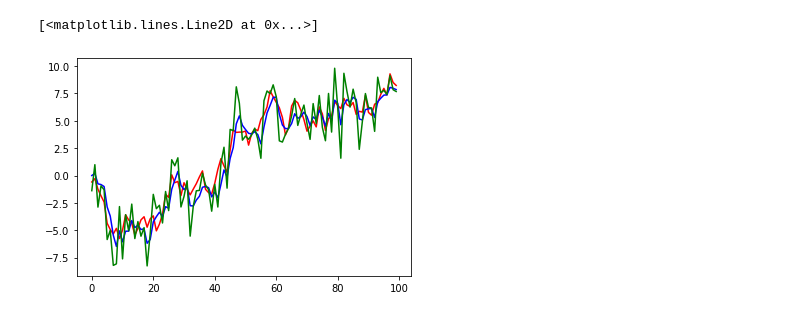
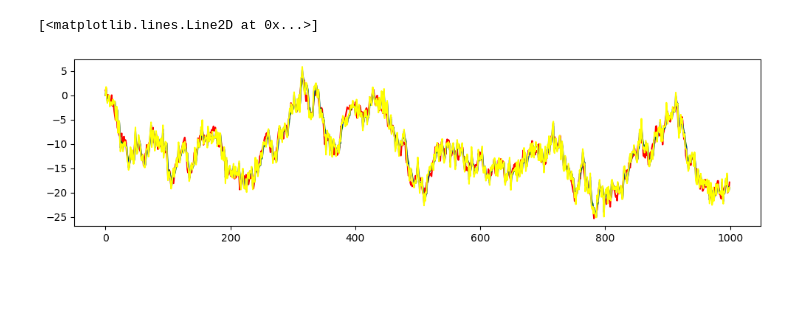
Before and after one commit to ryuz/training, a Jupyter notebook: digital_filter/LocalLevelModel.ipynb, the cells around one changed output. Cells and saved outputs as stored; diff of their text form; code cells hidden in the pictures; blank space fills up the shorter version.

```diff
--- a/digital_filter/LocalLevelModel.ipynb
+++ b/digital_filter/LocalLevelModel.ipynb
@@ -43,14 +43,8 @@ def predict_llm(x, x_var, y, v, w):
     predict_x     = x           # 期待値は前回の値のそのまま
     predict_x_var = x_var + v   # 分散を加算される
 
-    # 観測値の予測誤差
-    diff = y - predict_x
-
-    # 観測値の予測誤差の分散
-    predict_var = predict_x_var + w
-
     # 尤度
-    likelihood = scipy.stats.norm.pdf(diff, scale=np.sqrt(predict_var))
+    likelihood = scipy.stats.norm.pdf(y, loc=predict_x, scale=np.sqrt(predict_x_var + w))
 
     # カルマンゲインを計算
     kalman_gain = predict_x_var / (predict_x_var + w)
@@ -73,19 +67,35 @@ def calc_predict(y, v, w):
     l     = np.ndarray(n)
     x[0]     = 0
     x_var[0] = 0
+    l[0]     = 1.0
     for i in range(1, n):
         x[i], x_var[i], l[i] = predict_llm(x[i-1], x_var[i-1], y[i], v, w)
     return x, x_var, l
-# %%
-# 分散が既知の状態で計算してみる
-v = 1.0
-w = 4.0
-x_true, y = create_data(100, v, w)
-x, x_var, l = calc_predict(y, v, w)
-# %%
-plt.plot(x_true, c='red')
-plt.plot(x, c='blue')
-plt.plot(y, c='green')
-# %% [output]
-[<matplotlib.lines.Line2D at 0x...>]
-[figure, removed]
+# %%
+# テストデータ生成(これを真値とする)
+v_true = 1.0
+w_true = 4.0
+x_true, y = create_random_walk(1000, v_true, w_true)
+# %%
+# 分散を変えて計算してみる
+v_test = [1.0, 2.0, 3.0]
+w_test = [4.0, 3.0, 2.0]
+n = 3
+
+list_x = []
+list_x_var = []
+list_l = []
+for i in range(n):
+    x, x_var, l = calc_predict(y, v_test[i], w_test[i])
+    list_x.append(x)
+    list_x_var.append(x_var)
+    list_l.append(l)
+
+plt.figure(figsize=(12, 3), dpi=100)
+plt.plot(x_true, c='red', label='ground truth')
+plt.plot(list_x[0], c='green', label='v=%f w=%f' % (v_test[0], w_test[0]))
+plt.plot(list_x[1], c='blue', label='v=%f w=%f' % (v_test[1], w_test[1]))
+plt.plot(list_x[2], c='yellow', label='v=%f w=%f' % (v_test[2], w_test[2]))
+# %% [output]
+[<matplotlib.lines.Line2D at 0x...>]
+[figure, added]
```
Also changed, not shown: parts of 8 cells of this notebook.
